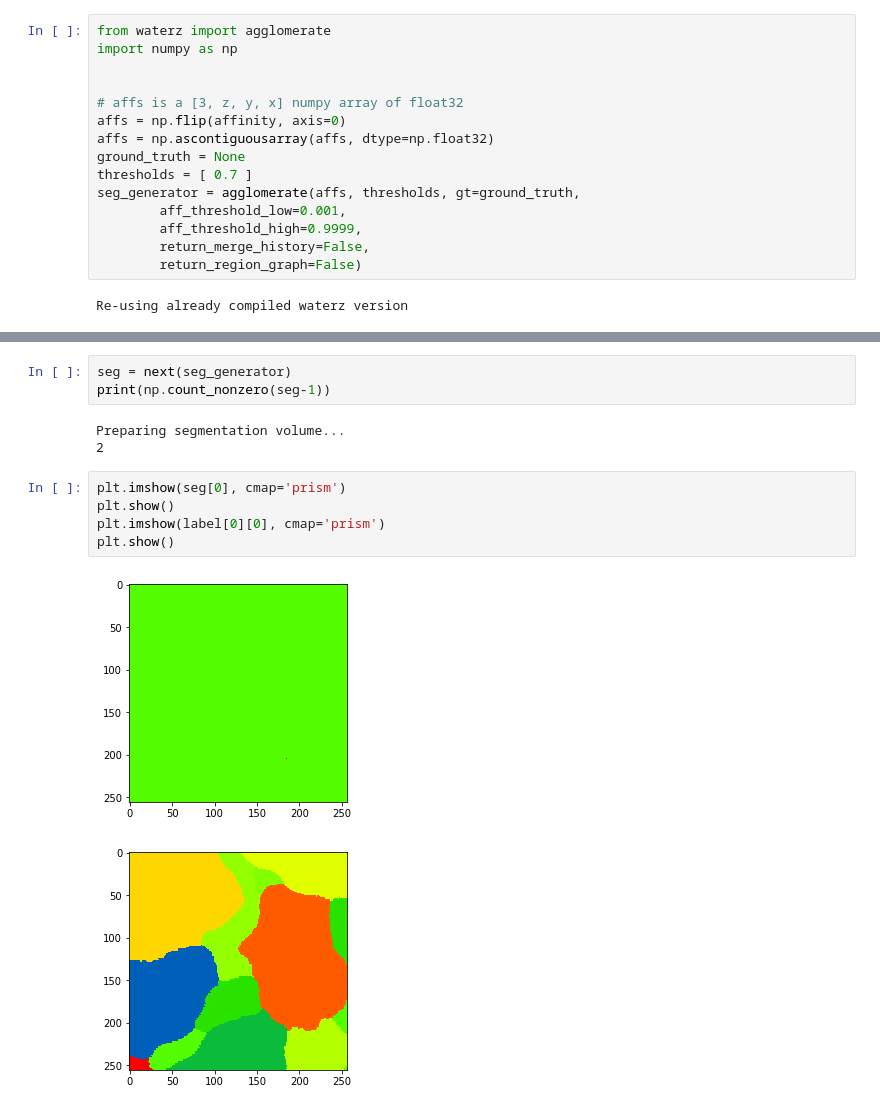
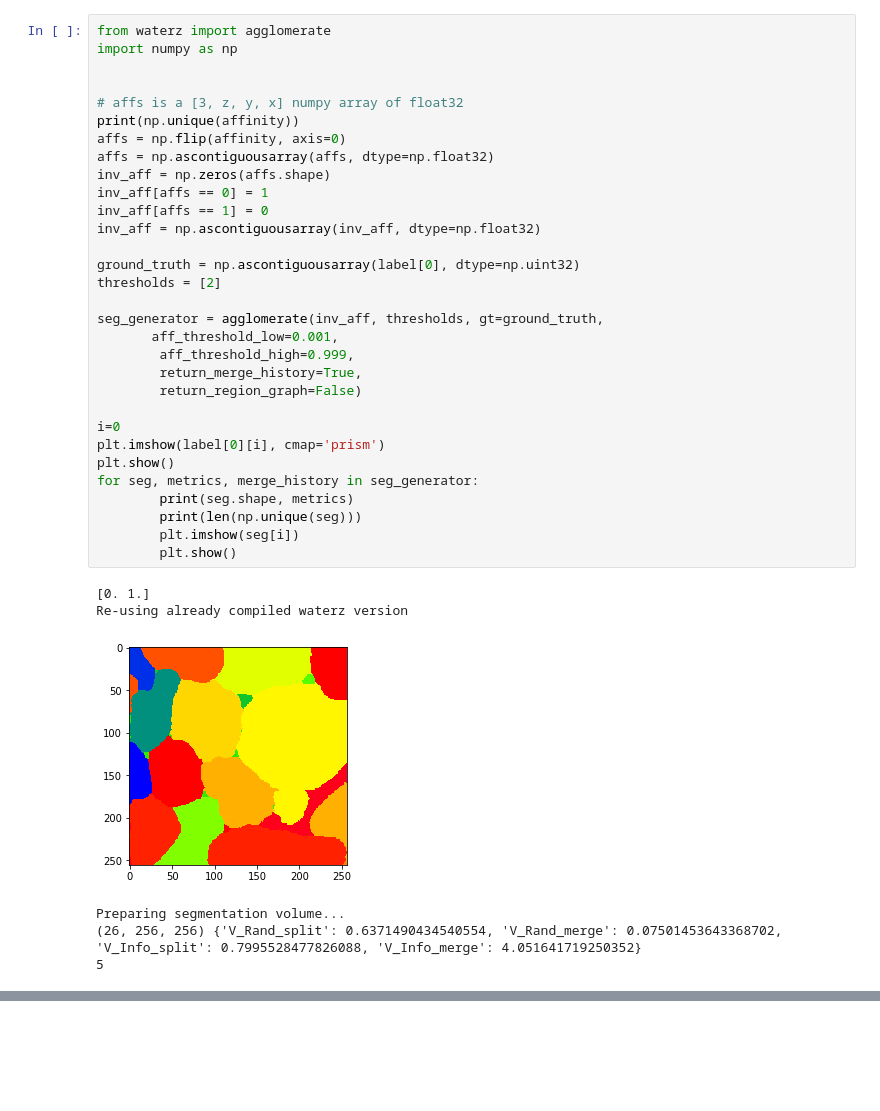
Before and after one commit to image-infomatics/neutorch, a Jupyter notebook: neutorch/notebooks/affinity_2_seg.ipynb, the cells around one changed output, grey strips where cells are left out. Saved outputs shown, nothing was run; the diff lists cells and outputs as text; blank space fills up the shorter version.

```diff
--- a/neutorch/notebooks/affinity_2_seg.ipynb
+++ b/neutorch/notebooks/affinity_2_seg.ipynb
@@ -89,17 +85,38 @@ print(np.unique(label))
 # %%
 from waterz import agglomerate
 import numpy as np
 
 
 # affs is a [3, z, y, x] numpy array of float32
+print(np.unique(affinity))
 affs = np.flip(affinity, axis=0)
 affs = np.ascontiguousarray(affs, dtype=np.float32)
-ground_truth = None
-thresholds = [ 0.7 ]
-seg_generator = agglomerate(affs, thresholds, gt=ground_truth,
-        aff_threshold_low=0.001,
-        aff_threshold_high=0.9999,
-        return_merge_history=False,
+inv_aff = np.zeros(affs.shape)
+inv_aff[affs == 0] = 1
+inv_aff[affs == 1] = 0
+inv_aff = np.ascontiguousarray(inv_aff, dtype=np.float32)
+
+ground_truth = np.ascontiguousarray(label[0], dtype=np.uint32)
+thresholds = [2]
+
+seg_generator = agglomerate(inv_aff, thresholds, gt=ground_truth,
+       aff_threshold_low=0.001,
+        aff_threshold_high=0.999,
+        return_merge_history=True,
         return_region_graph=False)
+
+i=0
+plt.imshow(label[0][i], cmap='prism')
+plt.show()
+for seg, metrics, merge_history in seg_generator:
+        print(seg.shape, metrics)
+        print(len(np.unique(seg)))
+        plt.imshow(seg[i])
+        plt.show()
 # %% [output]
+[0. 1.]
 Re-using already compiled waterz version
+[figure, added]
+Preparing segmentation volume...
+(26, 256, 256) {'V_Rand_split': 0.6371490434540554, 'V_Rand_merge': 0.07501453643368702, 'V_Info_split': 0.7995528477826088, 'V_Info_merge': 4.051641719250352}
+5
@@ -106,14 +123,0 @@ Re-using already compiled waterz version
-# %%
-seg = next(seg_generator)
-print(np.count_nonzero(seg-1))
-# %% [output]
-Preparing segmentation volume...
-2
-# %%
-plt.imshow(seg[0], cmap='prism')
-plt.show()
-plt.imshow(label[0][0], cmap='prism')
-plt.show()
-# %% [output]
-[figure, removed]
-[figure, removed]
```
Also changed, not shown: parts of 5 cells of this notebook, 3 other files.
